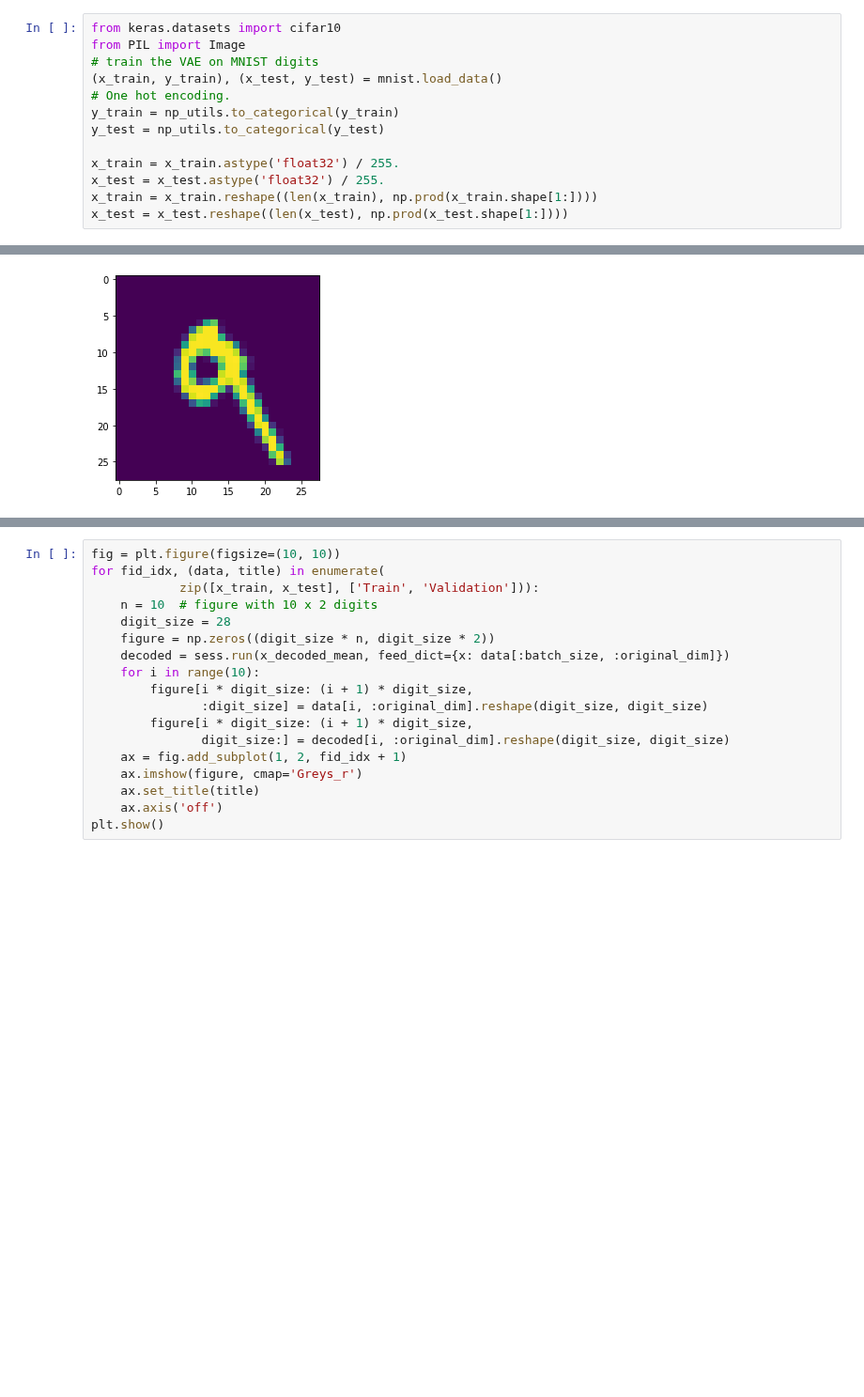
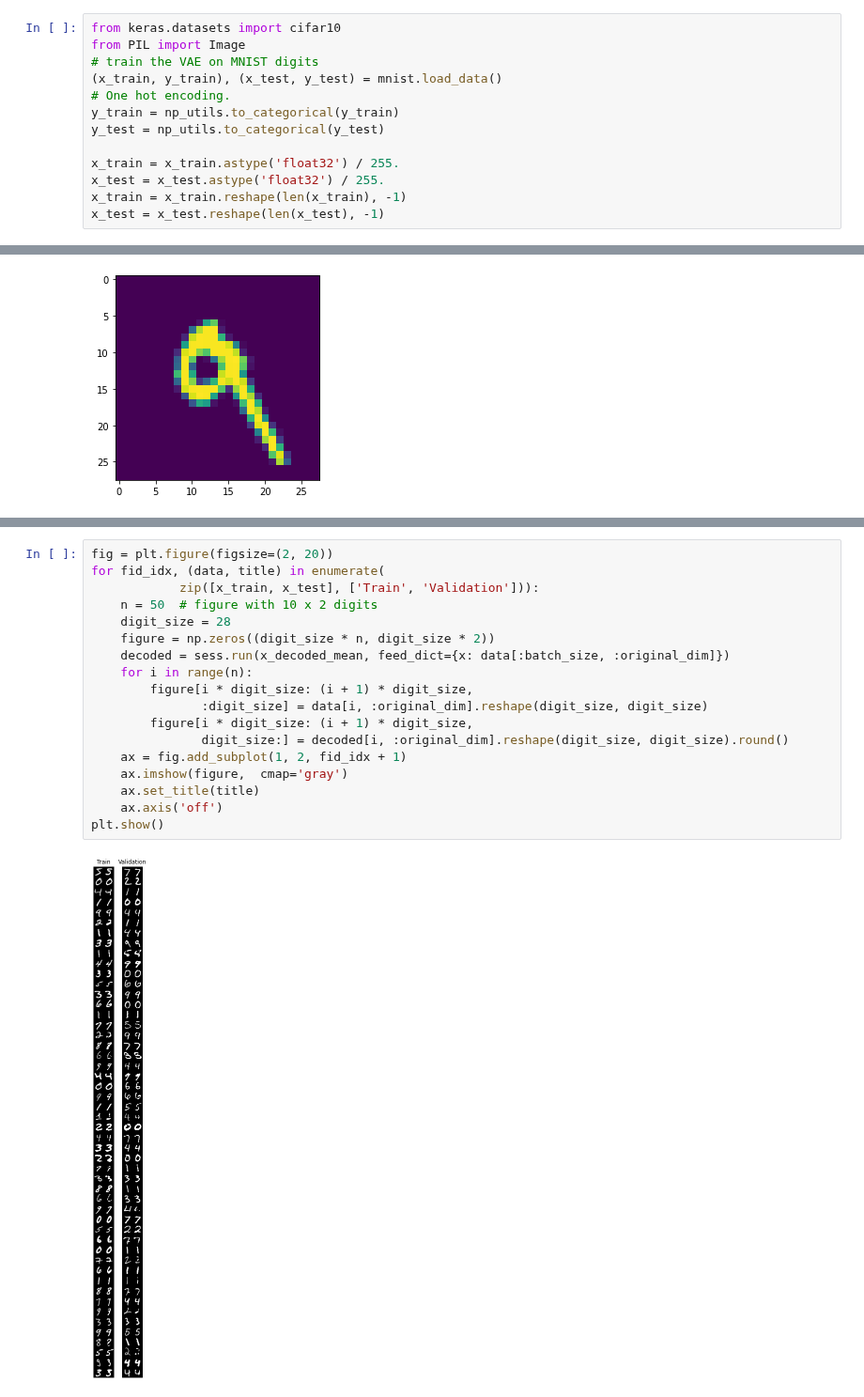
Before and after one commit to JacKira/BayesMethods, a Jupyter notebook: Lab/lr2_.ipynb, the cells around one changed output, grey strips where cells are left out. Shown at 94% size. Drawn from its saved outputs; the diff is of its cells as text; blank space fills up the shorter version.

```diff
--- a/Lab/lr2_.ipynb
+++ b/Lab/lr2_.ipynb
@@ -801,8 +778,8 @@ y_test = np_utils.to_categorical(y_test)
 
 x_train = x_train.astype('float32') / 255.
 x_test = x_test.astype('float32') / 255.
-x_train = x_train.reshape((len(x_train), np.prod(x_train.shape[1:])))
-x_test = x_test.reshape((len(x_test), np.prod(x_test.shape[1:])))
+x_train = x_train.reshape(len(x_train), -1)
+x_test = x_test.reshape(len(x_test), -1)
 # %%
 print(y_train.shape)
 # %% [output]
@@ -962,21 +967,23 @@ KeyboardInterrupt: ignored
 # %%
-fig = plt.figure(figsize=(10, 10))
+fig = plt.figure(figsize=(2, 20))
 for fid_idx, (data, title) in enumerate(
             zip([x_train, x_test], ['Train', 'Validation'])):
-    n = 10  # figure with 10 x 2 digits
+    n = 50  # figure with 10 x 2 digits
     digit_size = 28
     figure = np.zeros((digit_size * n, digit_size * 2))
     decoded = sess.run(x_decoded_mean, feed_dict={x: data[:batch_size, :original_dim]})
-    for i in range(10):
+    for i in range(n):
         figure[i * digit_size: (i + 1) * digit_size,
                :digit_size] = data[i, :original_dim].reshape(digit_size, digit_size)
         figure[i * digit_size: (i + 1) * digit_size,
-               digit_size:] = decoded[i, :original_dim].reshape(digit_size, digit_size)
+               digit_size:] = decoded[i, :original_dim].reshape(digit_size, digit_size).round()
     ax = fig.add_subplot(1, 2, fid_idx + 1)
-    ax.imshow(figure, cmap='Greys_r')
+    ax.imshow(figure,  cmap='gray')
     ax.set_title(title)
     ax.axis('off')
 plt.show()
+# %% [output]
+[figure, added]
 # %%
 fig, ax = plt.subplots(figsize = (15, 10))
 
```
Also changed, not shown: parts of 15 cells of this notebook.
